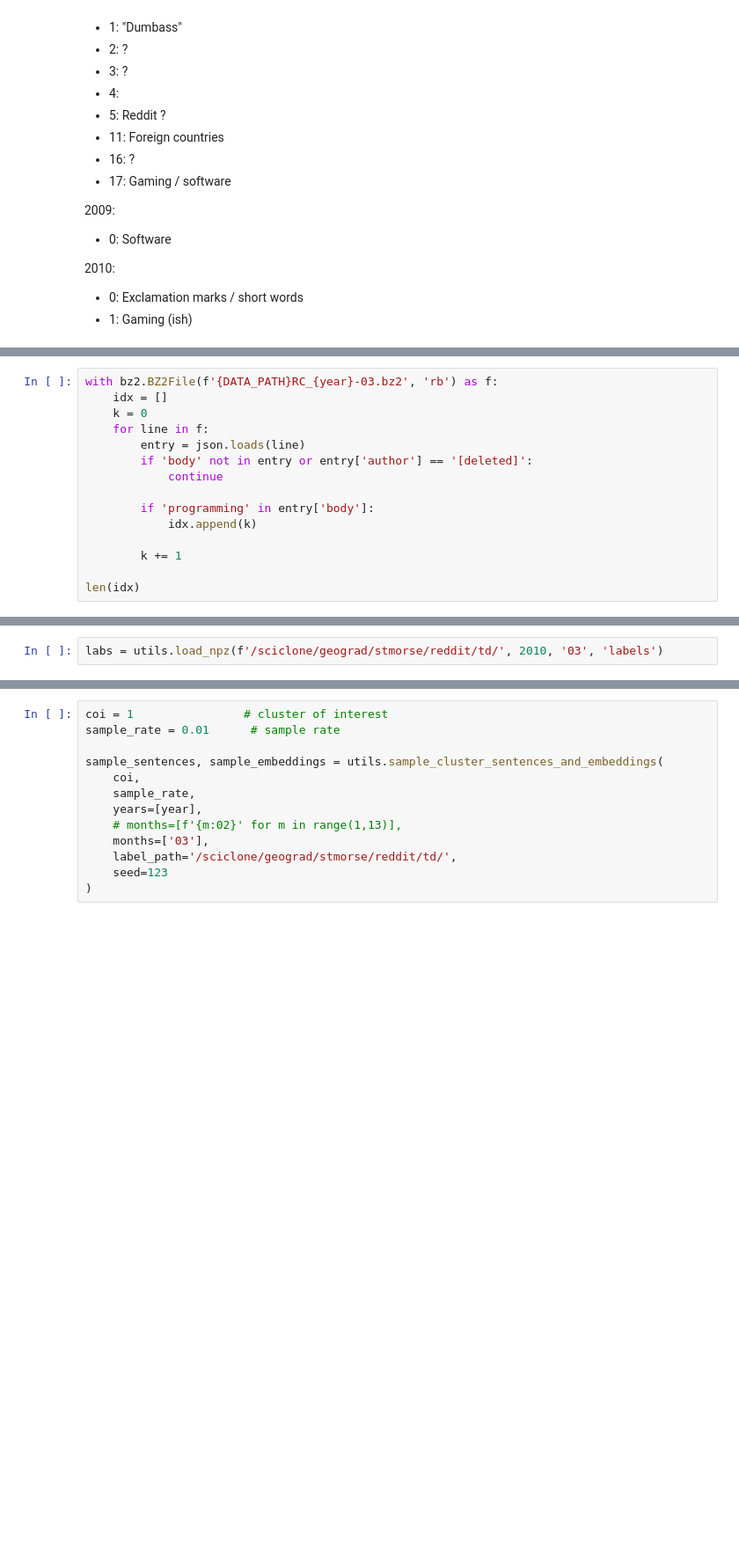
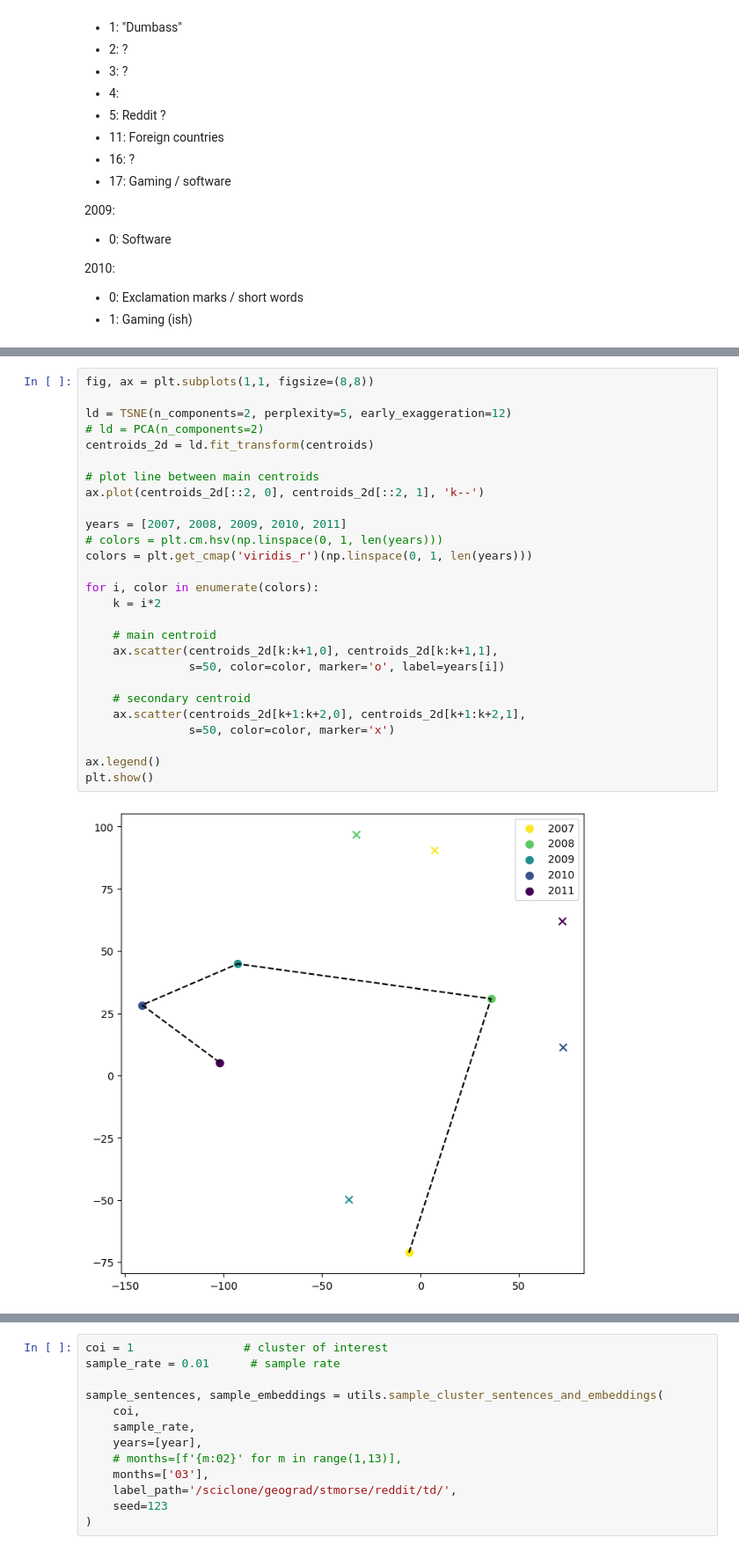
Before and after one commit to stmorse/reddit, a Jupyter notebook: analysis/sandbox1.ipynb, the cells around one changed output, grey strips where cells are left out. Shown at 88% size. Cells and saved outputs as stored; diff of their text form; blank space fills up the shorter version.

```diff
--- a/analysis/sandbox1.ipynb
+++ b/analysis/sandbox1.ipynb
@@ -157,15 +148,0 @@ cluster_centers.shape
-# %%
-with bz2.BZ2File(f'{DATA_PATH}RC_{year}-03.bz2', 'rb') as f:
-    idx = []
-    k = 0
-    for line in f:
-        entry = json.loads(line)
-        if 'body' not in entry or entry['author'] == '[deleted]':
-            continue
-
-        if 'programming' in entry['body']:
-            idx.append(k)
-
-        k += 1
-
-len(idx)
@@ -176,2 +148,0 @@ idx = np.array(idx)
-# %%
-labs = utils.load_npz(f'/sciclone/geograd/stmorse/reddit/td/', 2010, '03', 'labels')
@@ -184,0 +223,29 @@ np.unique(labs[idx], return_counts=True)
+# %%
+fig, ax = plt.subplots(1,1, figsize=(8,8))
+
+ld = TSNE(n_components=2, perplexity=5, early_exaggeration=12)
+# ld = PCA(n_components=2)
+centroids_2d = ld.fit_transform(centroids)
+
+# plot line between main centroids
+ax.plot(centroids_2d[::2, 0], centroids_2d[::2, 1], 'k--')
+
+years = [2007, 2008, 2009, 2010, 2011]
+# colors = plt.cm.hsv(np.linspace(0, 1, len(years)))
+colors = plt.get_cmap('viridis_r')(np.linspace(0, 1, len(years)))
+
+for i, color in enumerate(colors):
+    k = i*2
+
+    # main centroid
+    ax.scatter(centroids_2d[k:k+1,0], centroids_2d[k:k+1,1],
+               s=50, color=color, marker='o', label=years[i])
+
+    # secondary centroid
+    ax.scatter(centroids_2d[k+1:k+2,0], centroids_2d[k+1:k+2,1],
+               s=50, color=color, marker='x')
+
+ax.legend()
+plt.show()
+# %% [output]
+[figure, added]
```
Also changed, not shown: parts of 15 cells of this notebook, 1 other file.
